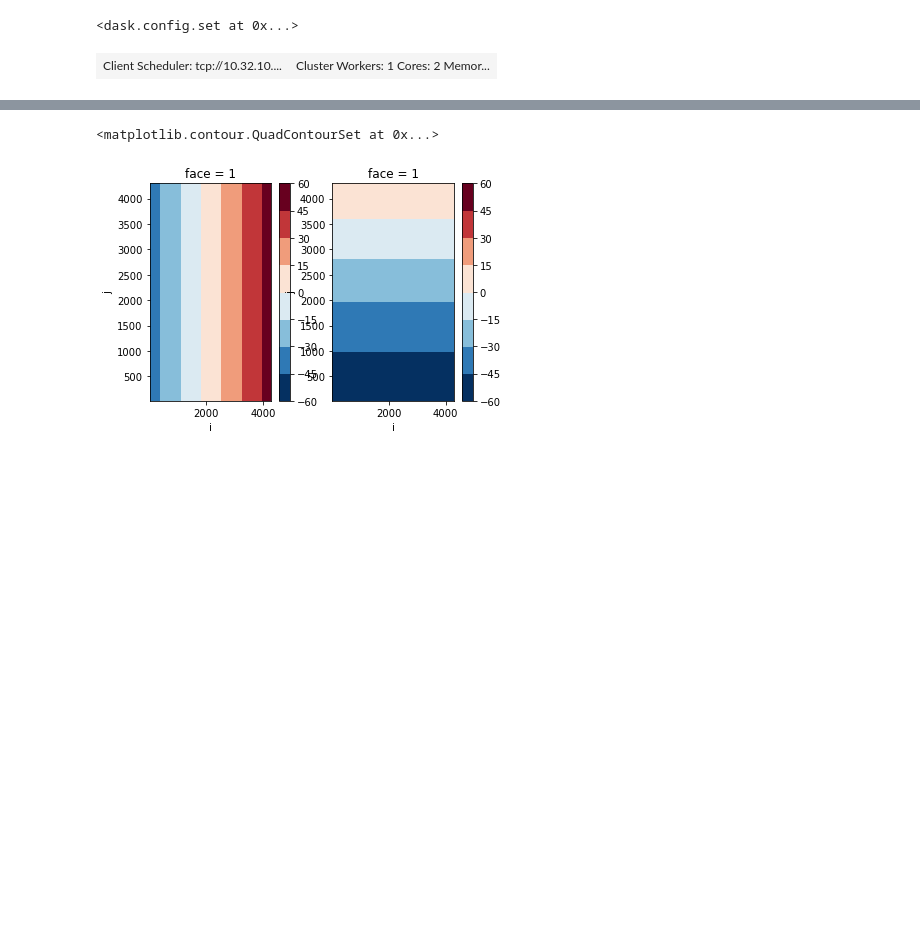
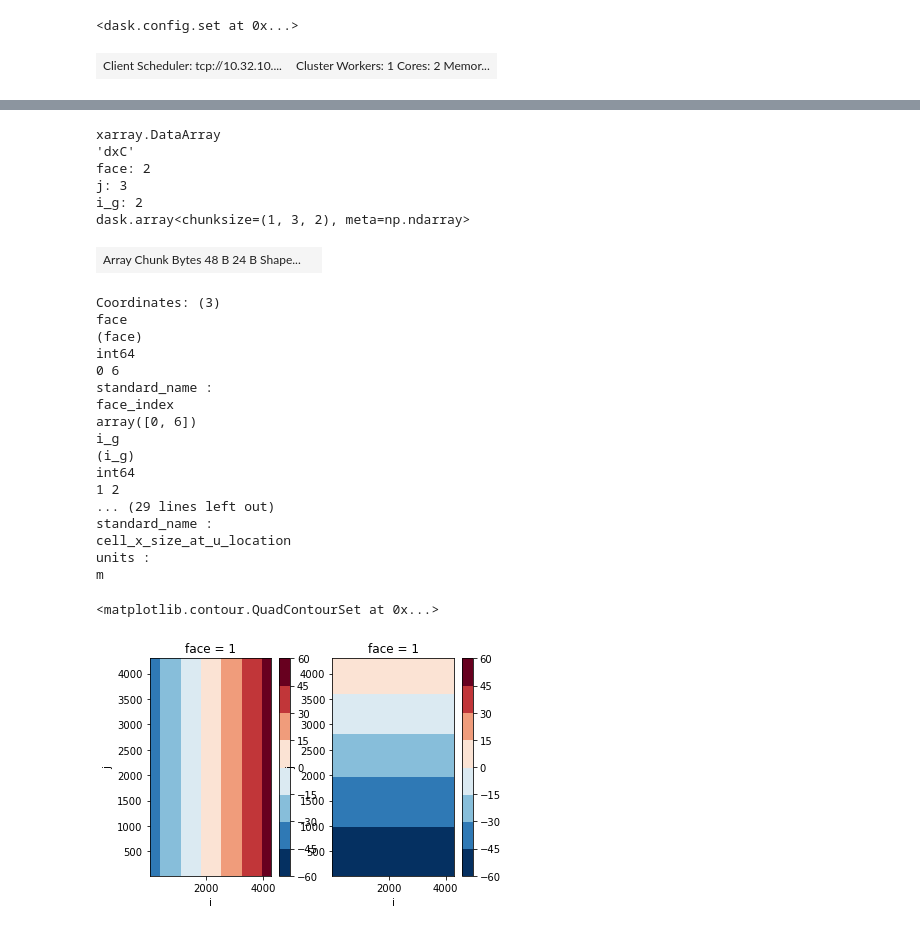
Before and after one commit to dhruvbalwada/LLC_analysis, a Jupyter notebook: LLC_grid_visualize.ipynb, the cells around one changed output, grey strips where cells are left out. Drawn from its saved outputs; the diff is of its cells as text; code cells hidden in the pictures; blank space fills up the shorter version.

```diff
--- a/LLC_grid_visualize.ipynb
+++ b/LLC_grid_visualize.ipynb
@@ -29,3 +56,30 @@ coords = cat.LLC4320_grid.to_dask().reset_coords()
+# %%
+coords.dxC.sel(face=[0, 6], j=[1, 4, 6], i_g=[1, 2])
+# %% [output]
+xarray.DataArray
+'dxC'
+face: 2
+j: 3
+i_g: 2
+dask.array<chunksize=(1, 3, 2), meta=np.ndarray>
+| Array Chunk Bytes 48 B 24 B Shape... |  |
+Coordinates: (3)
+face
+(face)
+int64
+0 6
+standard_name :
+face_index
+array([0, 6])
+i_g
+(i_g)
+int64
+1 2
+... (29 lines left out)
+standard_name :
+cell_x_size_at_u_location
+units :
+m
 # %%
 XCcoarse = coords.XC.coarsen(i=40, j=40).mean()
 YCcoarse = coords.YC.coarsen(i=40, j=40).mean()
```
Also changed, not shown: parts of 1 cell of this notebook, 5 other files.
